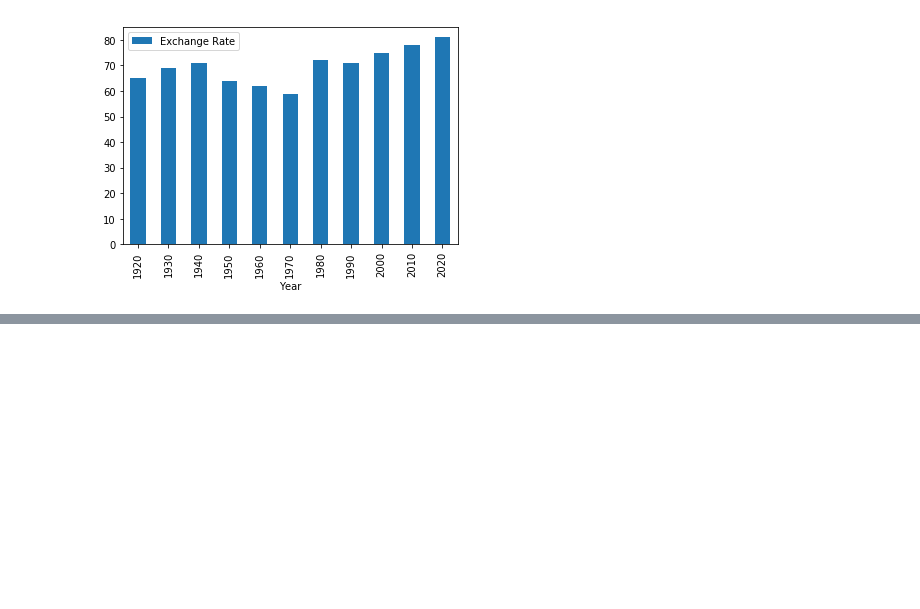
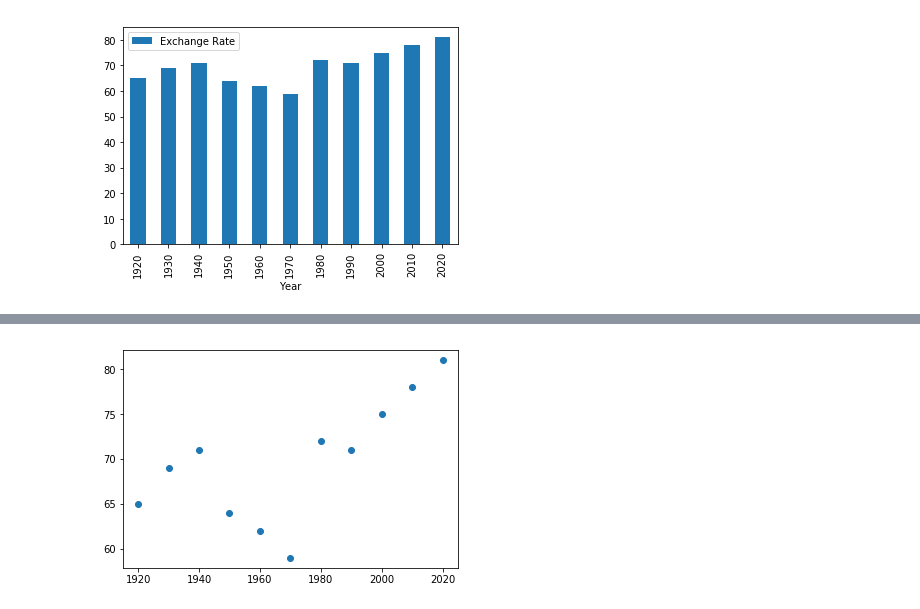
Before and after one commit to omonuj/Python-for-data-science, a Jupyter notebook: Matplotlib.ipynb, the cells around one changed output, grey strips where cells are left out. Saved outputs shown, nothing was run; the diff lists cells and outputs as text; code cells hidden in the pictures; blank space fills up the shorter version.

```diff
--- a/Matplotlib.ipynb
+++ b/Matplotlib.ipynb
@@ -26,0 +56,9 @@ plt.show()
+# %%
+Data = {'Year': [1920,1930,1940,1950,1960,1970,1980,1990,2000, 2010, 2020],
+       'Exchange Rate': [65, 69, 71, 64, 62, 59, 72, 71, 75, 78, 81]}
+
+df = pd.DataFrame(Data, columns = ['Year', 'Exchange Rate'])
+plt.scatter(df.Year, df['Exchange Rate'])
+plt.show()
+# %% [output]
+[figure, added]
```
Also changed, not shown: parts of 4 cells of this notebook.
